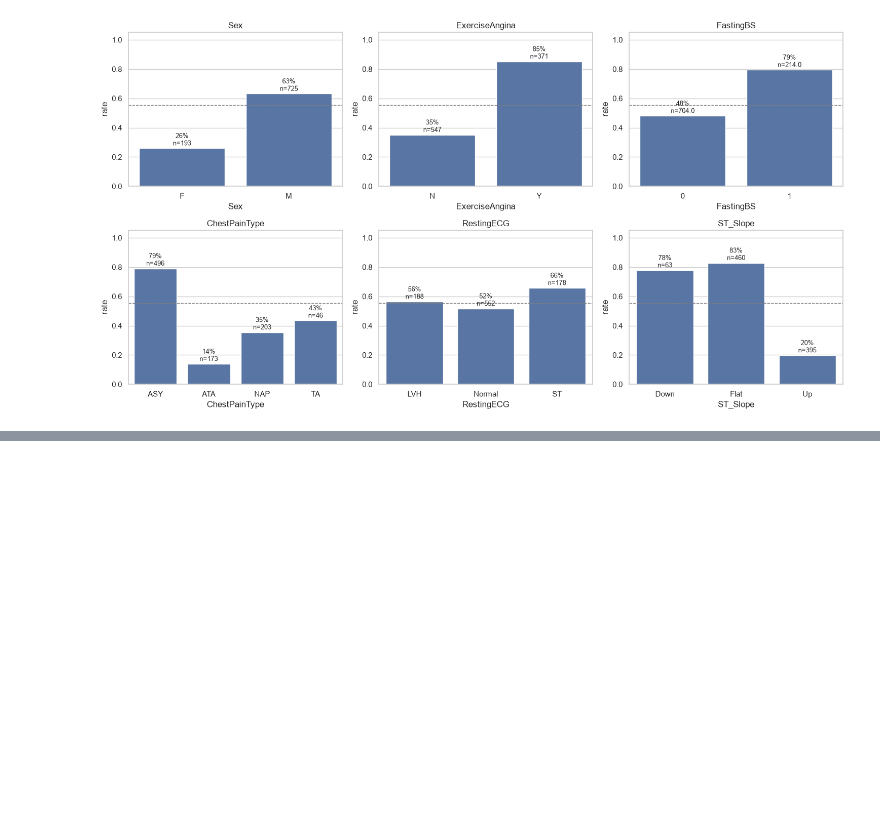
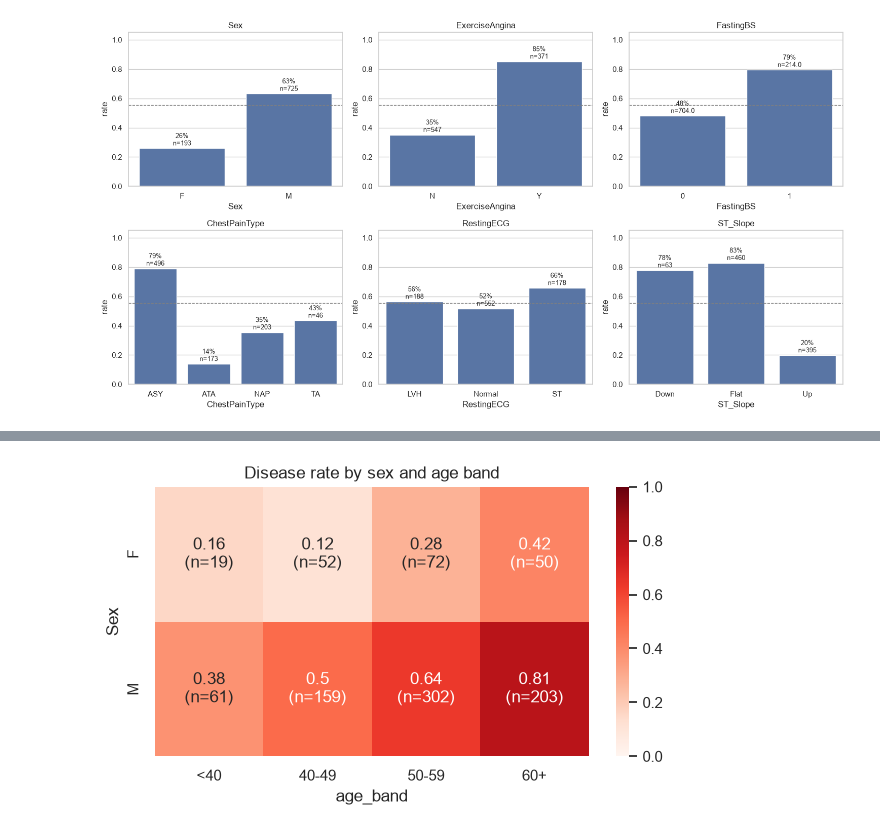
Before and after one commit to kostastranop/Heart-Failure, a Jupyter notebook: notebooks/01_eda.ipynb, the cells around one changed output, grey strips where cells are left out. Drawn from its saved outputs; the diff is of its cells as text; code cells hidden in the pictures; blank space fills up the shorter version.

```diff
--- a/notebooks/01_eda.ipynb
+++ b/notebooks/01_eda.ipynb
@@ -410,0 +501,17 @@ High disease rates are observed on the following features: Male (63%), Y in Exer
+# %%
+# Visualize the disease rate by sex and age band
+d = df_clean.assign(
+    age_band=pd.cut(df_clean["Age"], [0, 40, 50, 60, 100],
+                    labels=["<40", "40-49", "50-59", "60+"], right=False)
+)
+g = d.groupby(["Sex", "age_band"], observed=True)[TARGET].agg(rate="mean", n="count")
+rate, n = g["rate"].unstack(), g["n"].unstack()
+annot = rate.round(2).astype(str) + "\n(n=" + n.astype(str) + ")"
+
+plt.figure(figsize=(7, 3.5))
+sns.heatmap(rate, annot=annot, fmt="", cmap="Reds", vmin=0, vmax=1)
+plt.title("Disease rate by sex and age band")
+save_fig("09_subgroups")
+plt.show()
+# %% [output]
+[figure, added]
```
Also changed, not shown: parts of 14 cells of this notebook, 4 other files.
